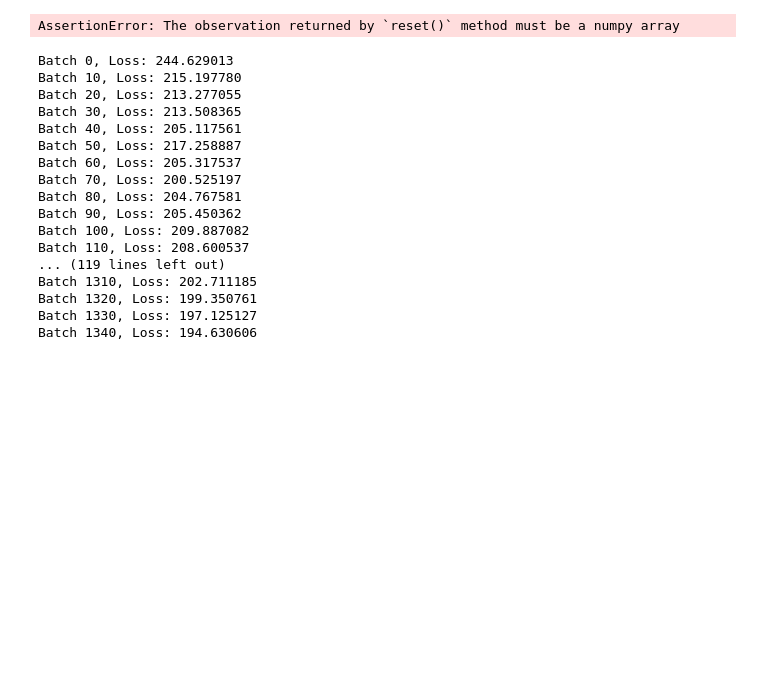
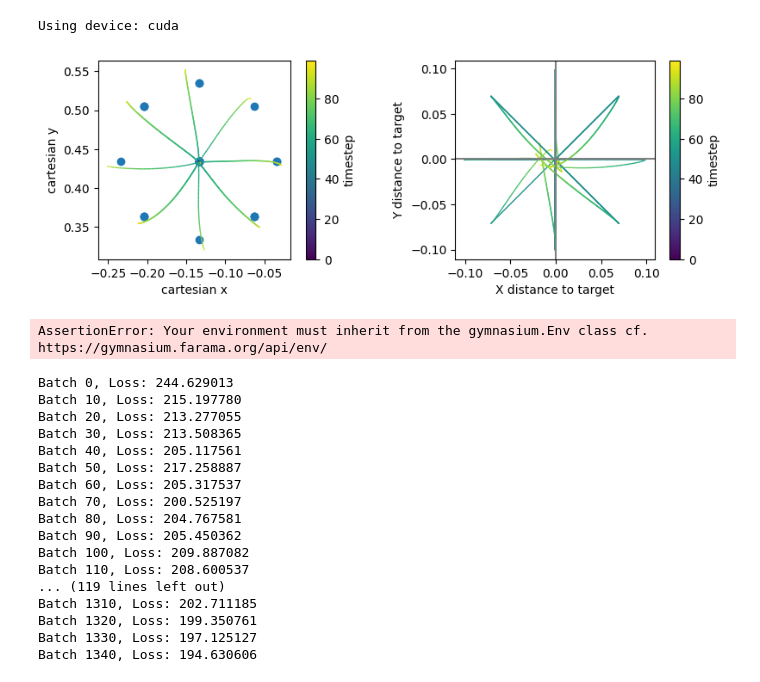
Before and after one commit to clmnlab/MotorNet, a Jupyter notebook: test.ipynb, the cells around one changed output. Drawn from its saved outputs; the diff is of its cells as text; code cells hidden in the pictures; blank space fills up the shorter version.

```diff
--- a/test.ipynb
+++ b/test.ipynb
@@ -22,26 +26,20 @@ from agents import SLAgent
 # %%
-# effector = mn.effector.RigidTendonArm26(muscle=mn.muscle.RigidTendonHillMuscle())
-# env = mn.environment.RandomTargetReach(effector=effector, max_ep_duration=1.)
+
 device = th.device("cuda" if th.cuda.is_available() else "cpu")
-# env = load_env(CentreOutFF(device=device))
+config = 'parameters.json'
+print(f"Using device: {device}")
+with open(config, 'r') as f:
+    config = json.load(f)
 
-# policy, optimizer, scheduler = load_policy(n_input,n_output,phase='growing_up')
+# --- parameters setting ---
+env_params = config['env_params']
+train_params = config['training_params']
 
-
-
-action_noise         = 1e-4
-proprioception_noise = 1e-3
-vision_noise         = 1e-4
-vision_delay         = 0.07
-proprioception_delay = 0.02
-max_ep_duration = 1.0
-name = 'CentreOutFF'
 # Define task and the effector
 effector = mn.effector.RigidTendonArm26(muscle=mn.muscle.RigidTendonHillMuscle())
+env = CentreOutFF(effector=effector, **env_params)
 
-env = CentreOutFF(effector=effector,max_ep_duration=max_ep_duration,name=name,
-    action_noise=action_noise,proprioception_noise=proprioception_noise,
-    vision_noise=vision_noise,proprioception_delay=proprioception_delay,
-    vision_delay=vision_delay)
 n_input = env.observation_space.shape[0]
 n_output = env.n_muscles
+# %% [output]
+Using device: cuda
@@ -47,0 +70,12 @@ n_output = env.n_muscles
+# %%
+## Test the agent
+device = 'cpu' # test model on CPU
+agent = SLAgent(obs_dim=n_input, action_dim=n_output, device=device)
+agent.load('./results/test1/agent_19900.pth')
+data = run_rollout(env, agent, batch_size = 32, condition='test')
+xy = data['xy'].detach().numpy()
+tg = data['tg'].detach().numpy()
+# fg, ax = plt.subplots(nrows=1,ncols=1)
+plot_simulations2(xy, tg)
+# %% [output]
+[figure, added]
@@ -48,5 +84,5 @@ n_output = env.n_muscles
 # %%
 from stable_baselines3.common.env_checker import check_env
-check_env(env, warn=True)
+check_env(vec_env, warn=True)
 # %% [output]
-AssertionError: The observation returned by `reset()` method must be a numpy array
+AssertionError: Your environment must inherit from the gymnasium.Env class cf. https://gymnasium.farama.org/api/env/
```
Also changed, not shown: parts of 6 cells of this notebook, 5 other files.
